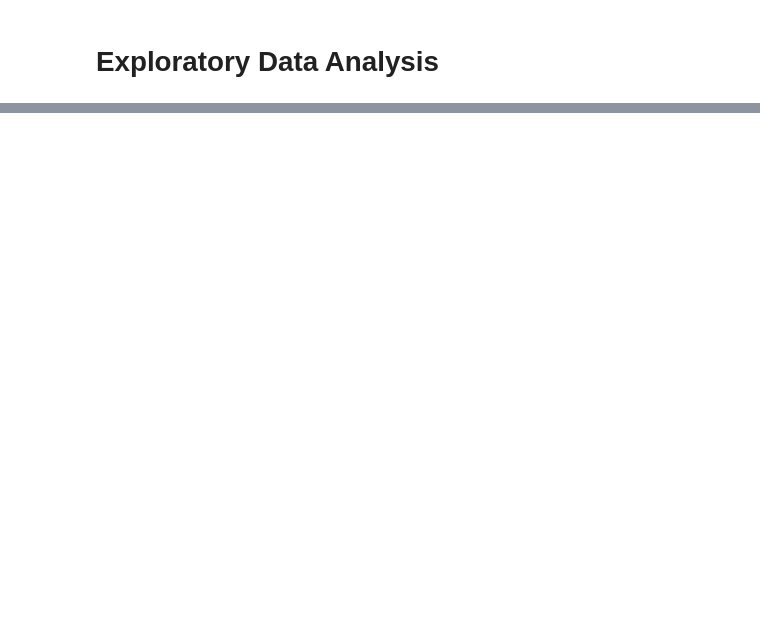
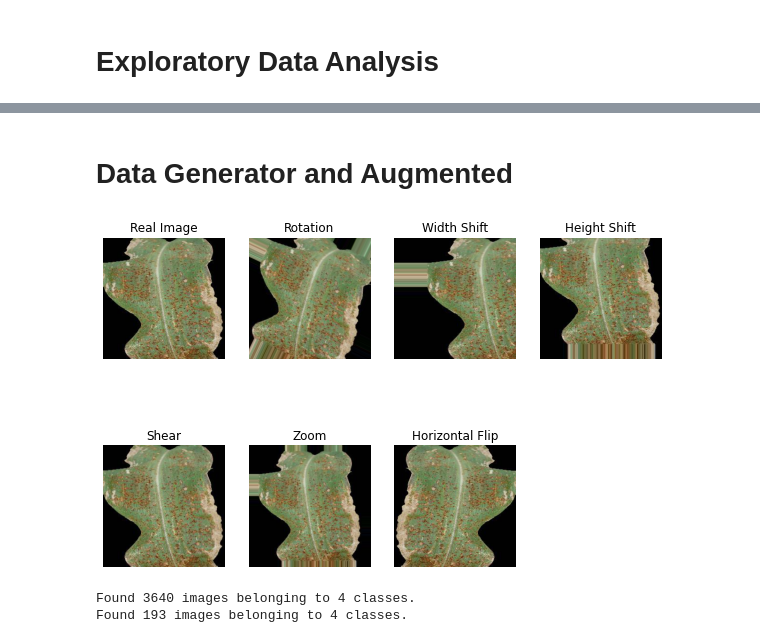
Before and after one commit to farmer-nusantara/farmer-nusantara-machine-learning, a Jupyter notebook: Corn_Model.ipynb, the cells around one changed output, grey strips where cells are left out. Saved outputs shown, nothing was run; the diff lists cells and outputs as text; code cells hidden in the pictures; blank space fills up the shorter version.

```diff
--- a/Corn_Model.ipynb
+++ b/Corn_Model.ipynb
@@ -58,7 +90,13 @@ print(os.listdir('content/PlantVillage_Corn.zip/PlantVillage_Corn'))
 # %%
-cornleaf_classname = ['Northern_Leaf_Blight'
-                      'Cercospora_Leaf_Spot Gray_Leaf_Spot'
-                      'Common_Rust'
+cornleaf_classname = ['Northern_Leaf_Blight',
+                      'Cercospora_Leaf_Spot_Gray_Leaf_Spot',
+                      'Common_Rust',
                       'Healthy']
-src_dir = ('content/PlantVillage_Corn.zip/PlantVillage_Corn')
+
+src_dir = ('content/Plant-Village-Corn.zip')
 root_dir = '/tmp/Data'
+
+if os.path.exists(root_dir):
+  shutil.rmtree(root_dir)
+
+move_image(src_dir, cornleaf_classname, root_dir)
@@ -120,0 +265,2 @@ Healthy
+# %% [markdown]
+# **Data Generator and Augmented**
@@ -120,0 +326,51 @@ Healthy
+# %%
+random_image = random.choice(os.listdir(Common_Rust_train_dir))
+rotation_range = 40
+width_shift_range = .3
+height_shift_range = .3
+shear_range = .4
+zoom_range = .2
+display_augmentation(os.path.join(Common_Rust_train_dir, random_image),
+                     rotation_range,
+                     width_shift_range,
+                     height_shift_range,
+                     shear_range,
+                     zoom_range)
+# %% [output]
+[figure, added]
+# %%
+train_datagen = ImageDataGenerator(
+    rescale = 1/255,
+    rotation_range=40,
+    width_shift_range=0.2,
+    height_shift_range=0.2,
+    shear_range=0.2,
+    zoom_range=0.2,
+    horizontal_flip=True,
+    fill_mode='nearest'
+)
+
+train_generator = train_datagen.flow_from_directory(
+    train_split_dir,
+    batch_size=11,
+    class_mode = 'binary',
+    target_size = (300, 300),
+    shuffle=True
+)
+
+
+
+validation_datagen = ImageDataGenerator(
+    rescale = 1/255
+)
+
+validation_generator = validation_datagen.flow_from_directory(
+    validation_split_dir,
+    batch_size=4,
+    class_mode = 'binary',
+    target_size = (300, 300),
+    shuffle=True
+)
+# %% [output]
+Found 3640 images belonging to 4 classes.
+Found 193 images belonging to 4 classes.
```
Also changed, not shown: parts of 22 cells of this notebook.
